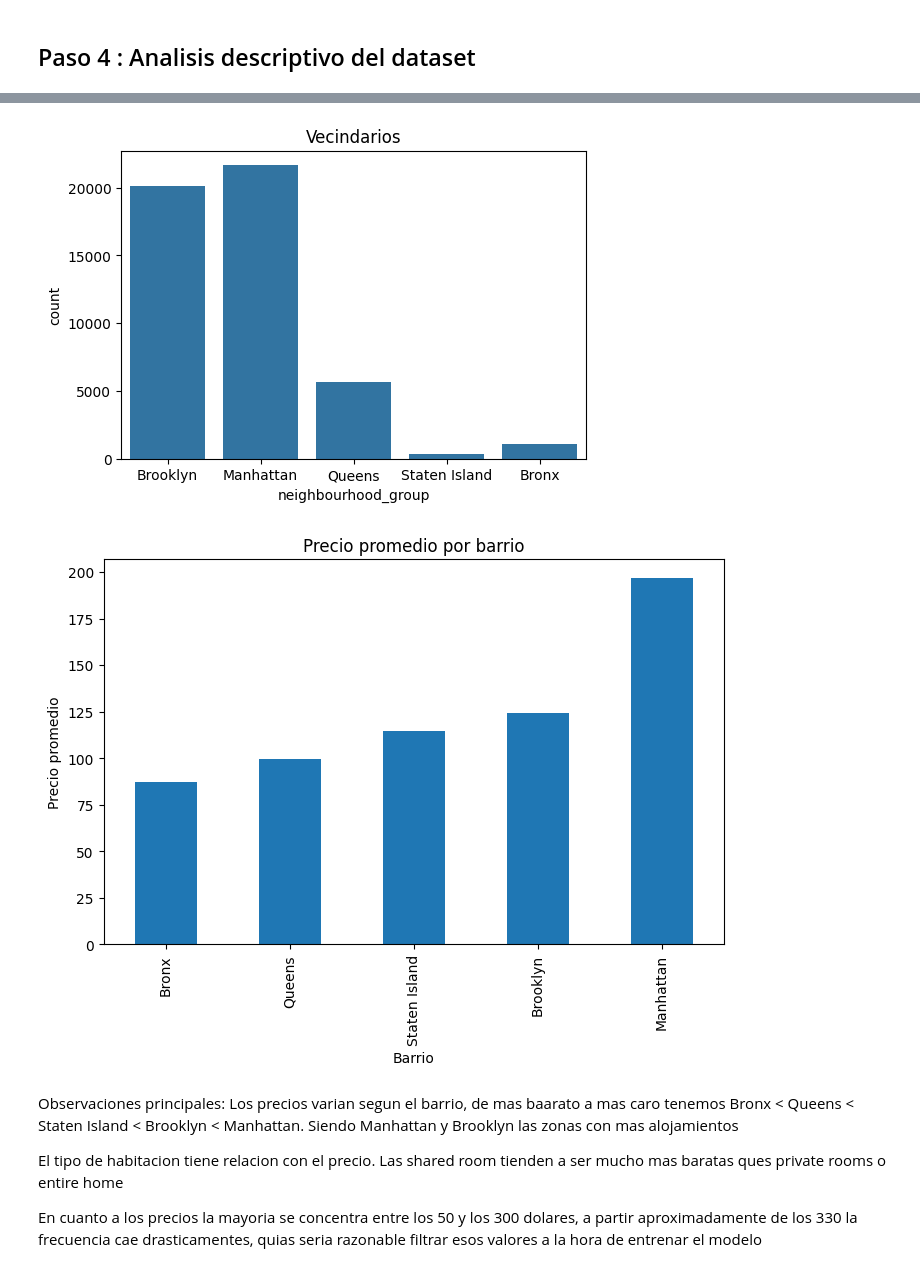
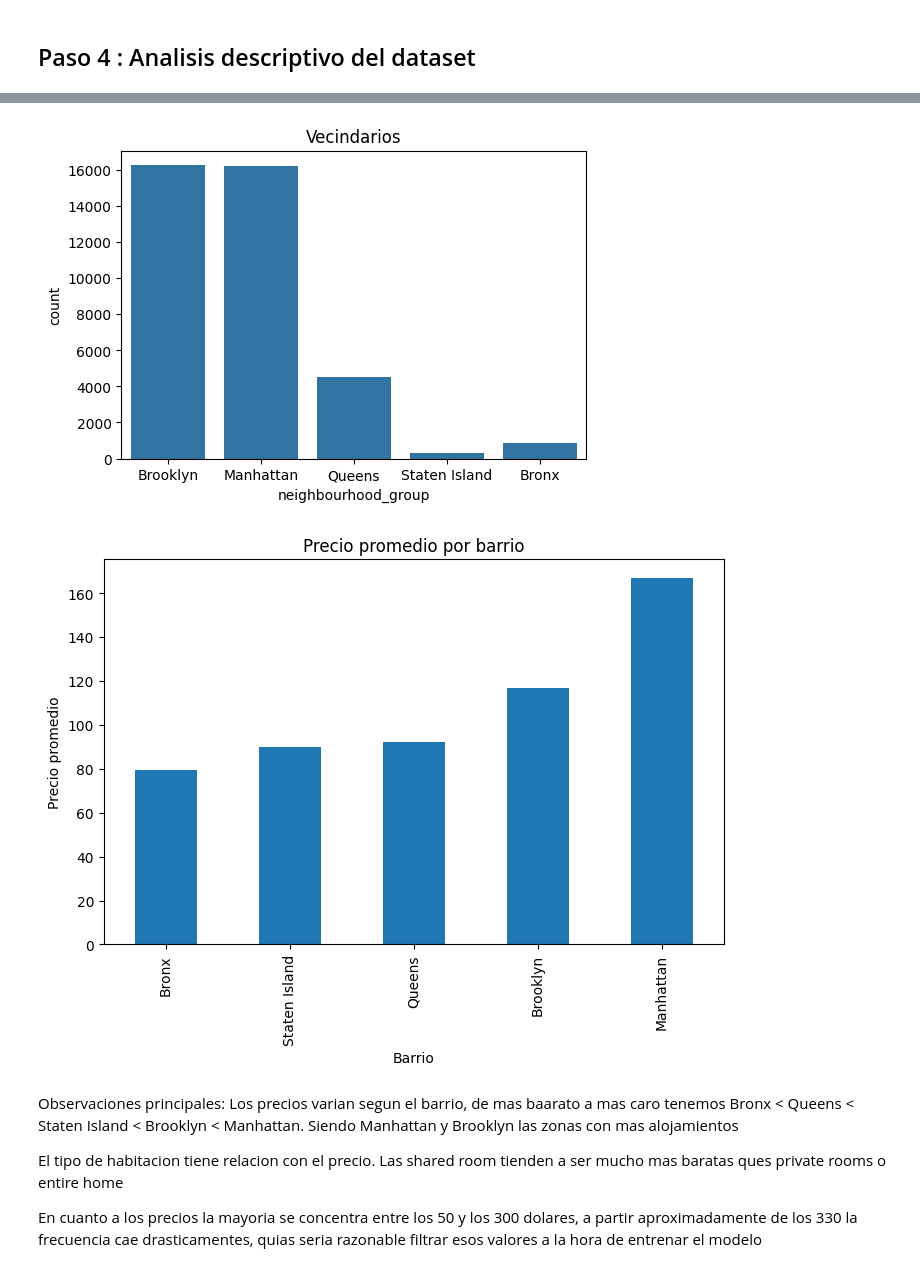
Before and after one commit to 4GeeksAcademy/najuvgz-intro-ml, a Jupyter notebook: src/eda-airbnd-ny.ipynb, the cells around one changed output, grey strips where cells are left out. Saved outputs shown, nothing was run; the diff lists cells and outputs as text; code cells hidden in the pictures.

```diff
--- a/src/eda-airbnd-ny.ipynb
+++ b/src/eda-airbnd-ny.ipynb
@@ -143,3 +146,5 @@ df_clean
+# %%
+df_clean = df_clean.dropna()
 # %% [markdown]
 ## Paso 4 : Analisis descriptivo del dataset
 # %%
@@ -169,19 +174,19 @@ plt.show()
 # %%
 plt.figure(figsize=(6,4))
-sns.countplot(x='neighbourhood_group', data=df)
+sns.countplot(x='neighbourhood_group', data=df_clean)
 plt.title('Vecindarios')
 plt.show()
 # %% [output]
-[figure, old version]
+[figure, new version]
 # %%
 plt.figure(figsize=(8, 5))
-df.groupby('neighbourhood_group')['price'].mean().sort_values().plot(kind='bar')
+df_clean.groupby('neighbourhood_group')['price'].mean().sort_values().plot(kind='bar')
 plt.title('Precio promedio por barrio')
 plt.xlabel('Barrio')
 plt.ylabel('Precio promedio')
 plt.show()
 # %% [output]
-[figure, old version]
+[figure, new version]
 # %% [markdown]
 Observaciones principales:
 Los precios varian segun el barrio, de mas baarato a mas caro tenemos Bronx < Queens < Staten Island < Brooklyn < Manhattan. Siendo Manhattan y Brooklyn las zonas con mas alojamientos
```
Also changed, not shown: parts of 8 cells of this notebook, 2 other files.
